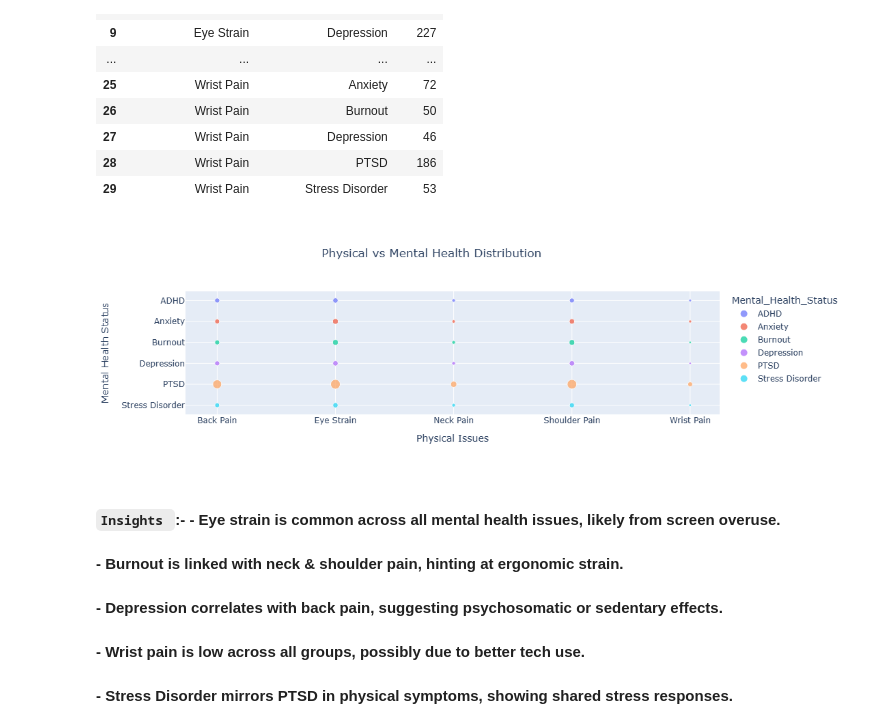
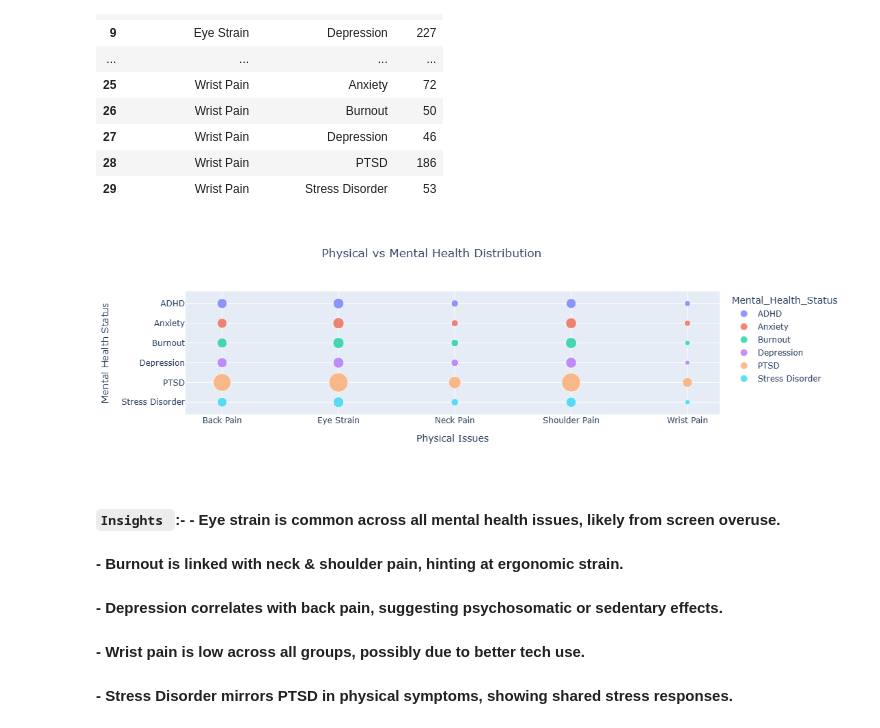
Before and after one commit to Sharn31/Remote-Work-Health-Impact-Survey-2025, a Jupyter notebook: remote_job_june_2025.ipynb, the cells around one changed output. Cells and saved outputs as stored; diff of their text form; code cells hidden in the pictures.

```diff
--- a/remote_job_june_2025.ipynb
+++ b/remote_job_june_2025.ipynb
@@ -662,13 +658,13 @@ grouped
 | 29 | Wrist Pain | Stress Disorder | 53 |
 # %%
 fig = px.scatter(grouped,x='Physical_Issue_Split',y='Mental_Health_Status',size='Count',color='Mental_Health_Status',
-        title=' Physical vs Mental Health Distribution',size_max=10)
+        title=' Physical vs Mental Health Distribution',size_max=20)
 fig.update_layout(
 title_x=0.3,
 xaxis_title='Physical Issues',
 yaxis_title='Mental Health Status')
 # %% [output]
-[figure, old version]
+[figure, new version]
 # %% [markdown]
 #### `Insights `:- - Eye strain is common across all mental health issues, likely from screen overuse.
 #### - Burnout is linked with neck & shoulder pain, hinting at ergonomic strain.
```
Also changed, not shown: parts of 7 cells of this notebook, 1 other file.
